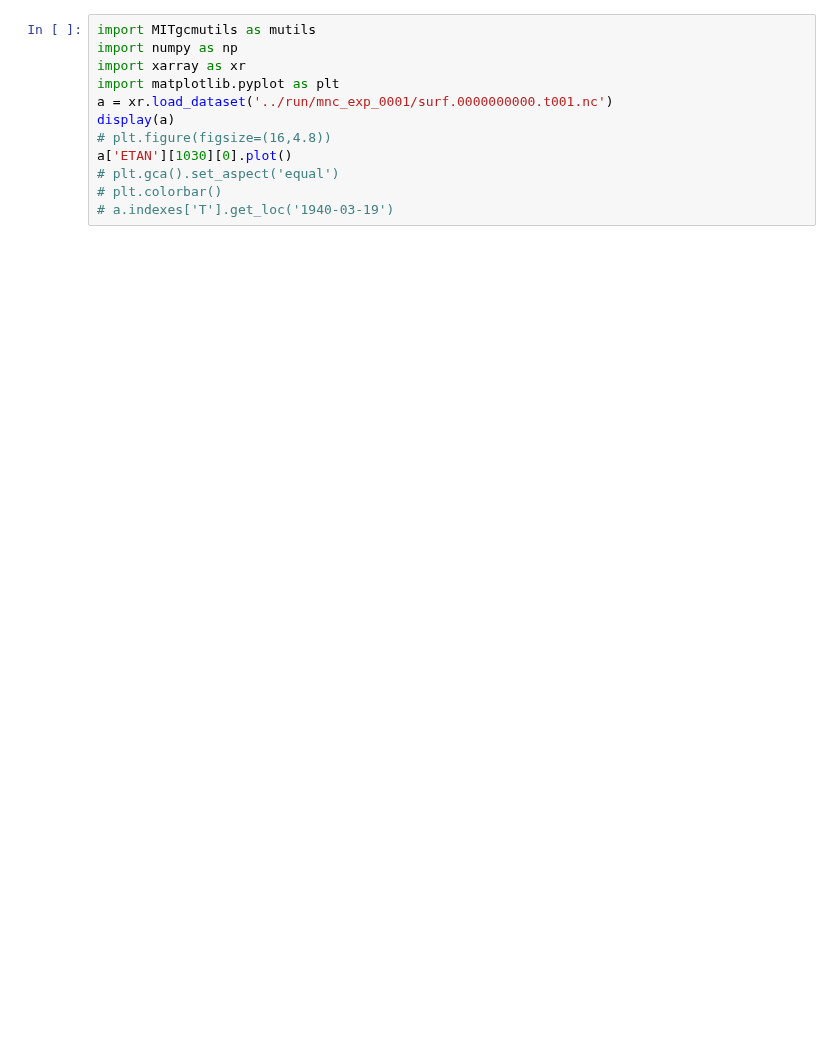
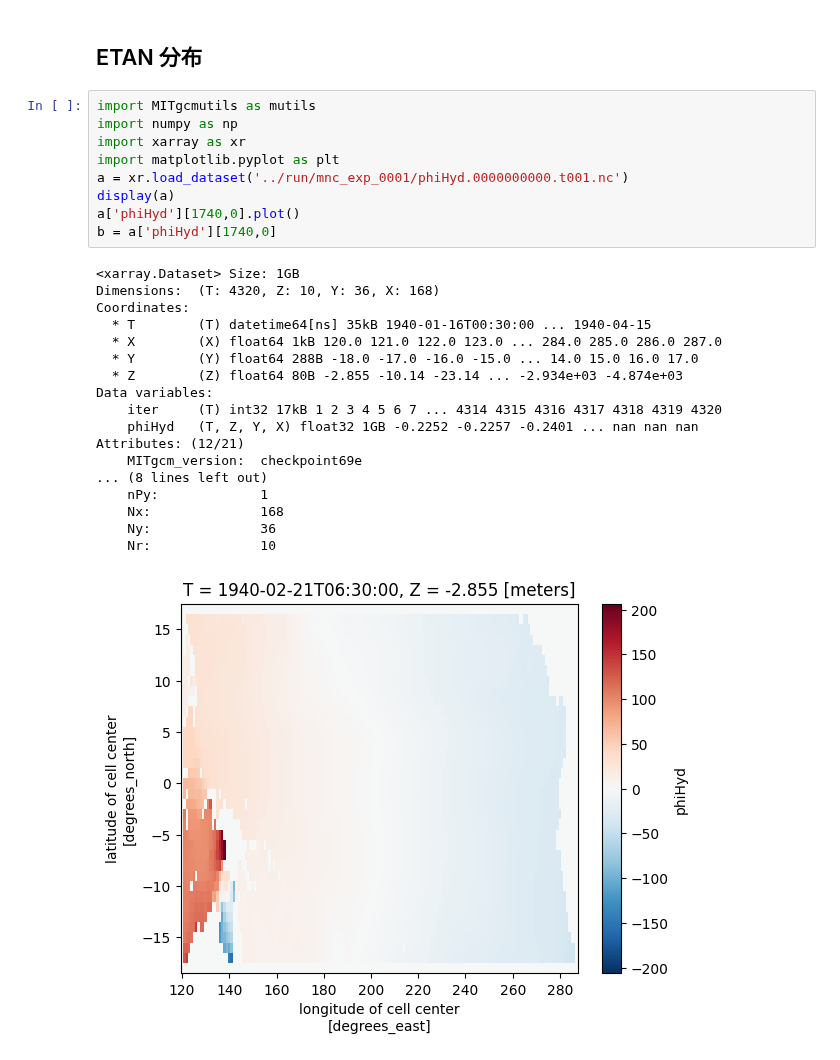
Before and after one commit to FattyZH/eqp-dlfv-mitgcm-era5, a Jupyter notebook: script/analysis.ipynb, the cells around one changed output. Drawn from its saved outputs; the diff is of its cells as text; blank space fills up the shorter version.

Commit message:
modified:   input/data 	modified:   input/data.diagnostics 	modified:   input/data.obcs 	modified:   script/analysis.ipynb

```diff
--- a/script/analysis.ipynb
+++ b/script/analysis.ipynb
@@ -13,15 +20,33 @@ with xr.open_dataset('../run/mnc_exp_0001/stat.0000000000.t001.nc') as a:
+# %% [markdown]
+## ETAN 分布
 # %%
 import MITgcmutils as mutils
 import numpy as np
 import xarray as xr
 import matplotlib.pyplot as plt
-a = xr.load_dataset('../run/mnc_exp_0001/surf.0000000000.t001.nc')
+a = xr.load_dataset('../run/mnc_exp_0001/phiHyd.0000000000.t001.nc')
 display(a)
-# plt.figure(figsize=(16,4.8))
-a['ETAN'][1030][0].plot()
-# plt.gca().set_aspect('equal')
-# plt.colorbar()
-# a.indexes['T'].get_loc('1940-03-19')
+a['phiHyd'][1740,0].plot()
+b = a['phiHyd'][1740,0]
+# %% [output]
+<xarray.Dataset> Size: 1GB
+Dimensions:  (T: 4320, Z: 10, Y: 36, X: 168)
+Coordinates:
+  * T        (T) datetime64[ns] 35kB 1940-01-16T00:30:00 ... 1940-04-15
+  * X        (X) float64 1kB 120.0 121.0 122.0 123.0 ... 284.0 285.0 286.0 287.0
+  * Y        (Y) float64 288B -18.0 -17.0 -16.0 -15.0 ... 14.0 15.0 16.0 17.0
+  * Z        (Z) float64 80B -2.855 -10.14 -23.14 ... -2.934e+03 -4.874e+03
+Data variables:
+    iter     (T) int32 17kB 1 2 3 4 5 6 7 ... 4314 4315 4316 4317 4318 4319 4320
+    phiHyd   (T, Z, Y, X) float32 1GB -0.2252 -0.2257 -0.2401 ... nan nan nan
+Attributes: (12/21)
+    MITgcm_version:  checkpoint69e
+... (8 lines left out)
+    nPy:             1
+    Nx:              168
+    Ny:              36
+    Nr:              10
+[figure, added]
 # %%
 import MITgcmutils as mutils
 import numpy as np
```
Also changed, not shown: parts of 3 cells of this notebook, 3 other files.
